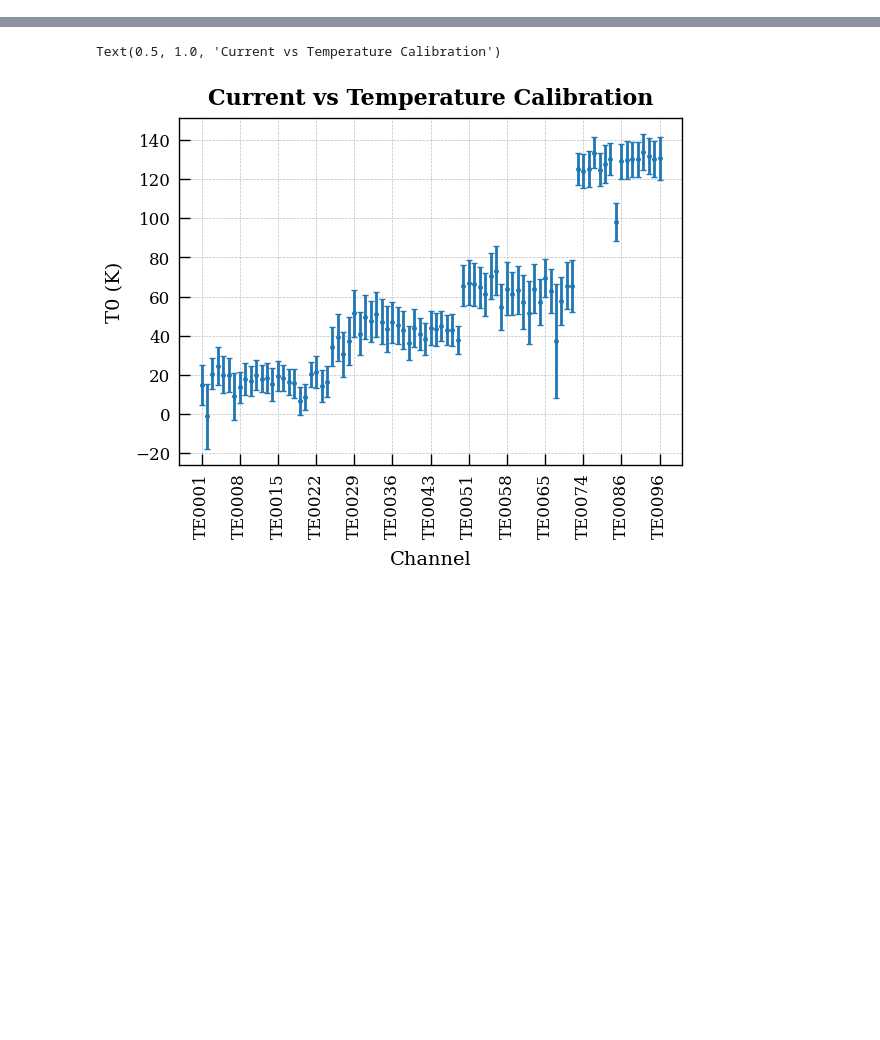
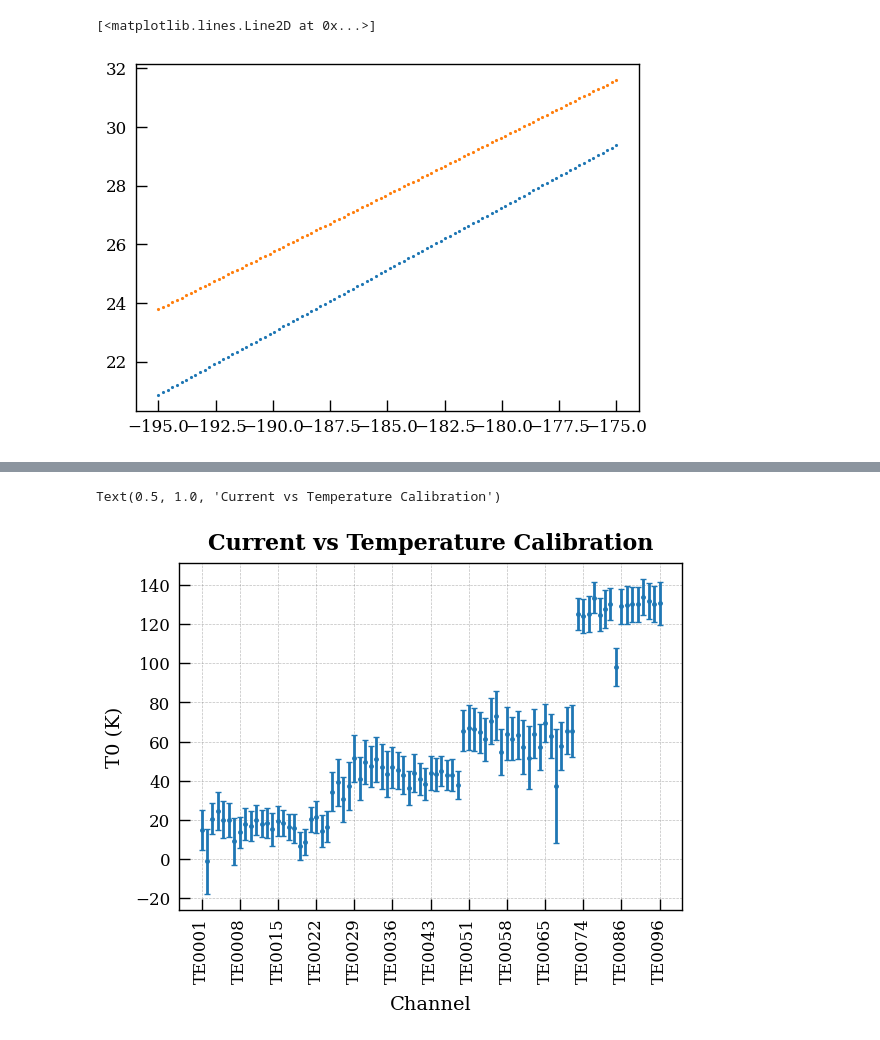
Before and after one commit to jcapo96/rtd, a Jupyter notebook: pdhd/ana/current_corr.ipynb, the cells around one changed output, grey strips where cells are left out. Drawn from its saved outputs; the diff is of its cells as text; code cells hidden in the pictures; blank space fills up the shorter version.

```diff
--- a/pdhd/ana/current_corr.ipynb
+++ b/pdhd/ana/current_corr.ipynb
@@ -10 +13,22 @@ path_to_save_plots = "/eos/user/j/jcapotor/DUNE-IFIC/Academic/PhD_Thesis/The Tem
+# %%
+A = 3.90802e-3
+B = -5.27742e-7
+C= -4.182e-12
+R0 = 100
+
+def R(T):
+    return R0*(1 + A*T + B*T**2 + C*(T-100)*T**3)
+
+def R_lin(T):
+    return R0*(1 + A*T)
+
+temp = np.linspace(-195, -175, 100)
+R = R(temp)
+R_lin = R_lin(temp)
+
+plt.plot(temp, R, ".")
+plt.plot(temp, R_lin, ".")
+# %% [output]
+[<matplotlib.lines.Line2D at 0x...>]
+[figure, added]
 # %%
```
Also changed, not shown: parts of 26 cells of this notebook, 26 other files.
